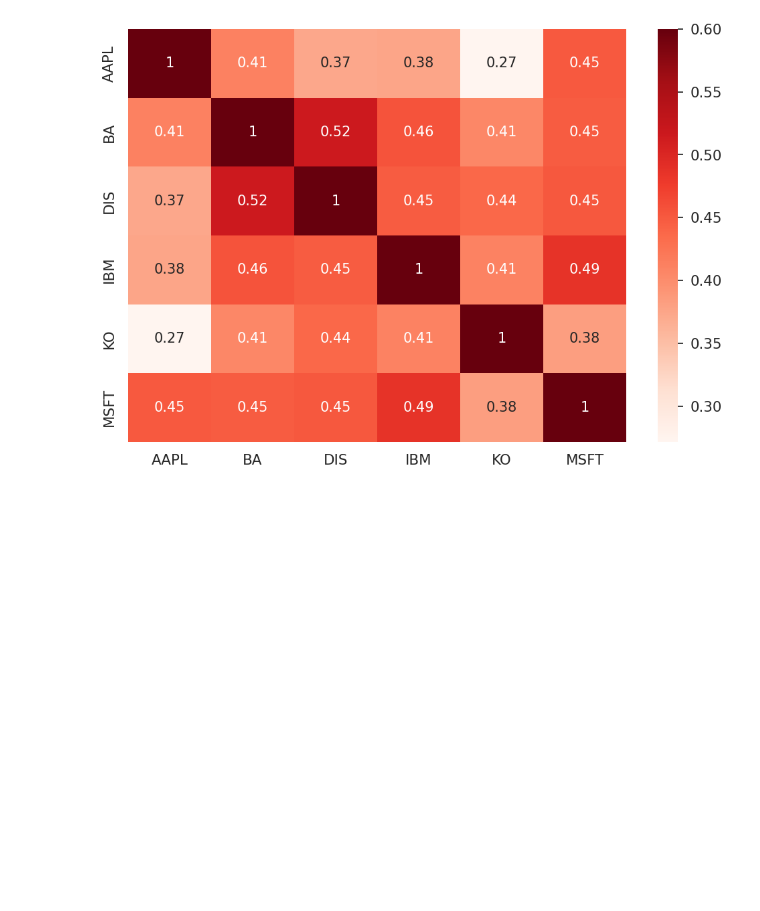
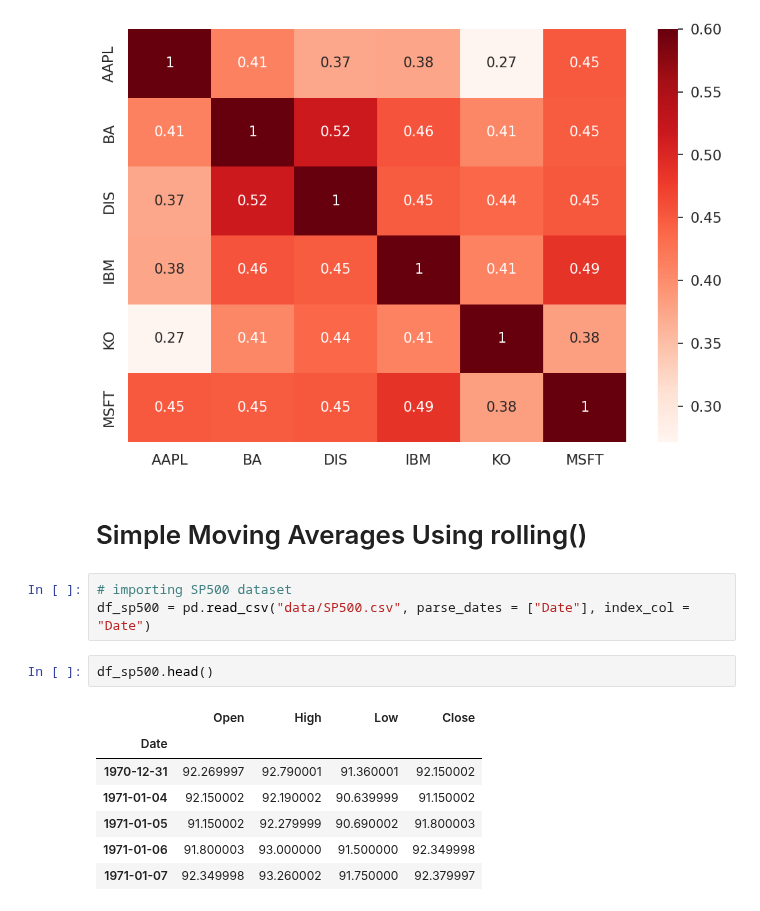
Before and after one commit to JamieW365/finance_projects, a Jupyter notebook: notebooks/essential_finance.ipynb, the cells around one changed output. Cells and saved outputs as stored; diff of their text form; blank space fills up the shorter version.

```diff
--- a/notebooks/essential_finance.ipynb
+++ b/notebooks/essential_finance.ipynb
@@ -568,3 +568,18 @@ sns.heatmap(df_ret.corr(), cmap = "Reds", annot = True, annot_kws={"size":15}, v
 plt.show()
 # %% [output]
 [figure]
+# %% [markdown]
+# Simple Moving Averages Using rolling()
+# %%
+# importing SP500 dataset
+df_sp500 = pd.read_csv("data/SP500.csv", parse_dates = ["Date"], index_col = "Date")
+# %%
+df_sp500.head()
+# %% [output]
+|  | Open | High | Low | Close |
+| Date |  |  |  |  |
+| 1970-12-31 | 92.269997 | 92.790001 | 91.360001 | 92.150002 |
+| 1971-01-04 | 92.150002 | 92.190002 | 90.639999 | 91.150002 |
+| 1971-01-05 | 91.150002 | 92.279999 | 90.690002 | 91.800003 |
+| 1971-01-06 | 91.800003 | 93.000000 | 91.500000 | 92.349998 |
+| 1971-01-07 | 92.349998 | 93.260002 | 91.750000 | 92.379997 |
```
Also changed, not shown: parts of 8 cells of this notebook.
